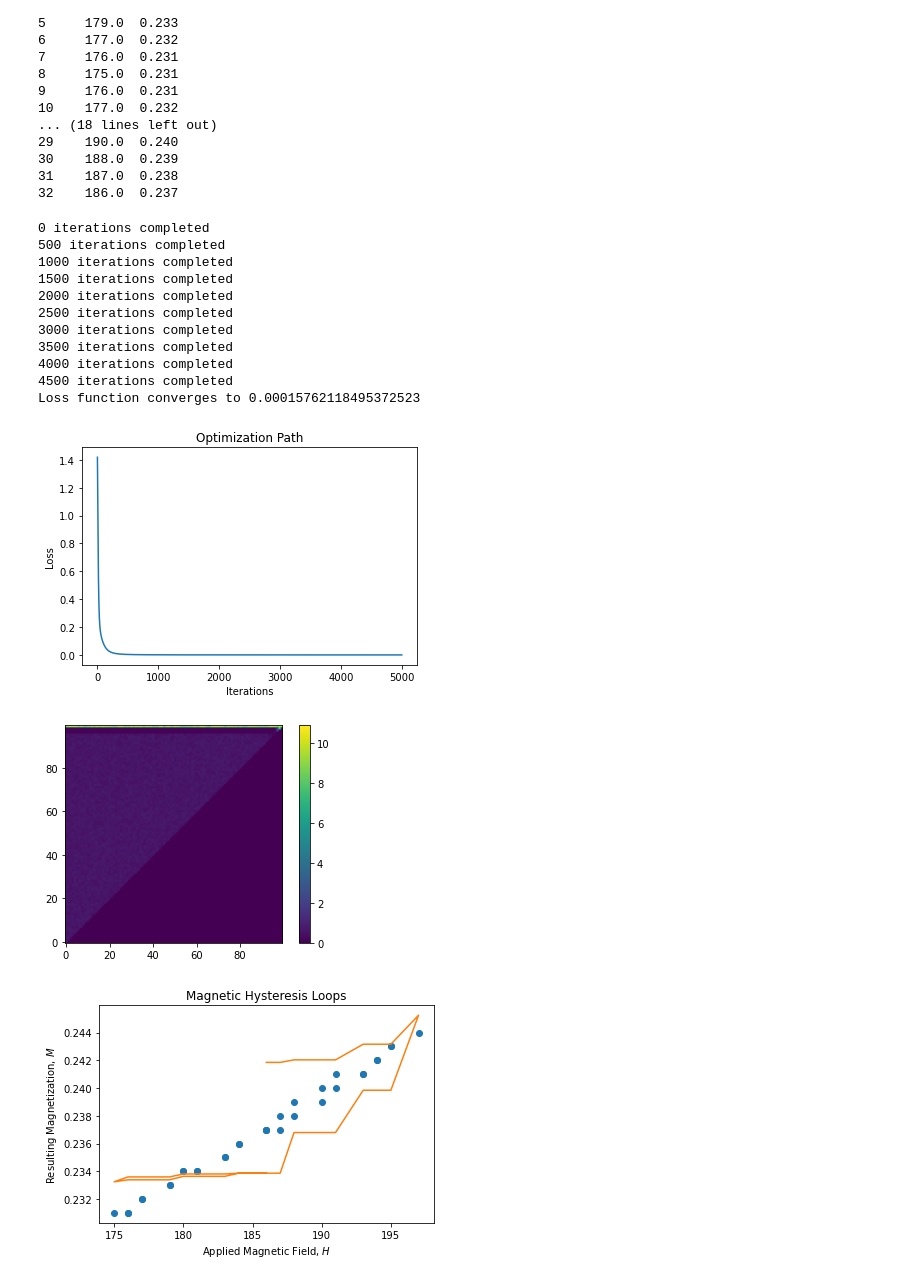
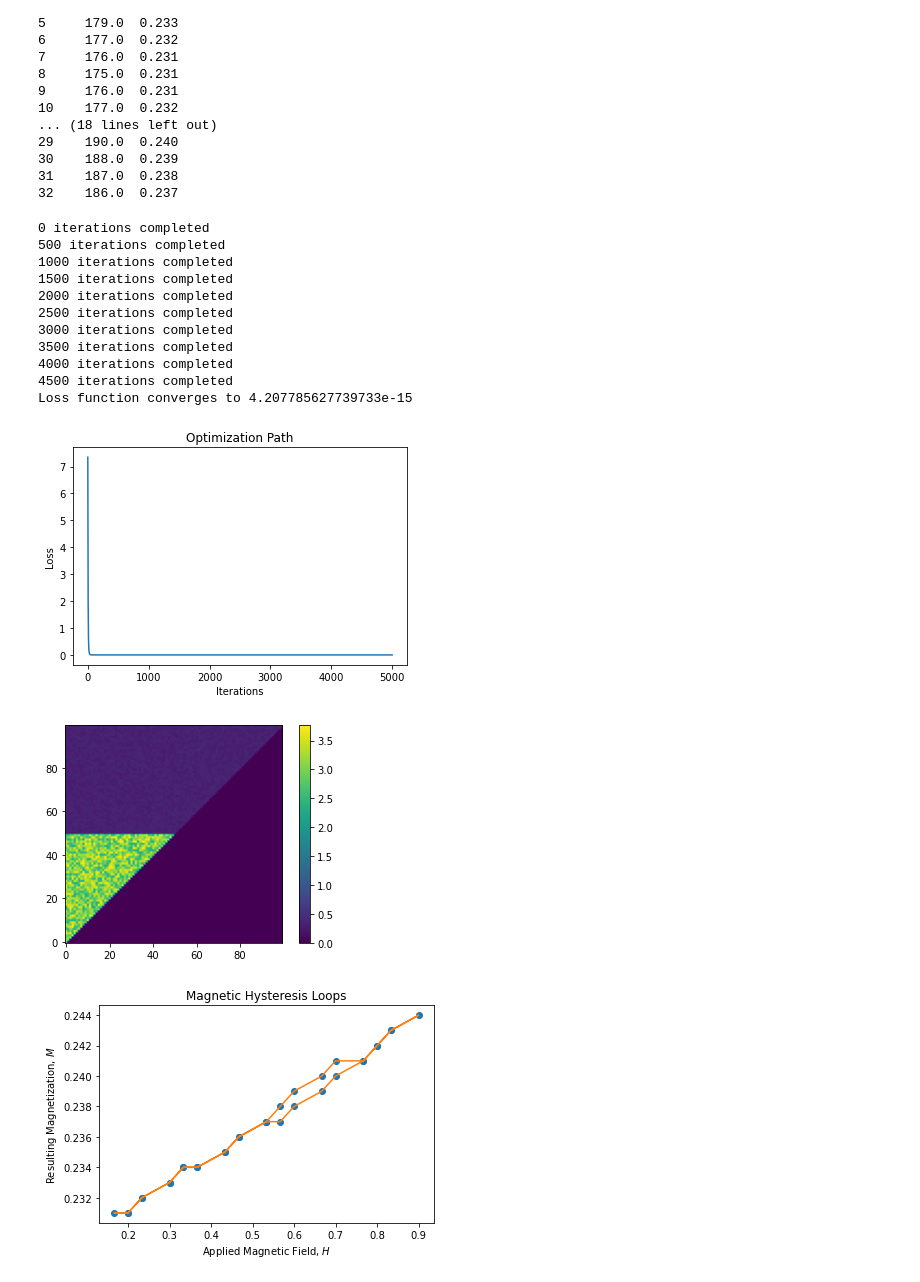
Before and after one commit to roussel-ryan/diff_hysteresis, a Jupyter notebook: argonne-model_kd.ipynb, the cells around one changed output. Cells and saved outputs as stored; diff of their text form; code cells hidden in the pictures.

Commit message:
Normalized h and b using botorch.

```diff
--- a/argonne-model_kd.ipynb
+++ b/argonne-model_kd.ipynb
@@ -33,11 +33,12 @@ print(data)
 # Global parameters
 n = 100
 h = torch.tensor(data['Current'])
-m = torch.tensor(data['B-fld'])
+b = torch.tensor(data['B-fld'])
 
 h_min = 170
 h_max = 200
-b_sat = 0.5
+b_min = 0
+b_max = 0.5
 
 xx, yy=utils.generate_asym_mesh(h_min, h_max, n)
 
@@ -45,33 +46,36 @@ states=numerical_hysteresis.state(xx, yy, h_max, h)
 
 alpha = 100
 num_iterations = 5000
+# %%
+h_nd = botorch.utils.transforms.normalize(h, torch.tensor([h_min, h_max]))
+b_nd = botorch.utils.transforms.normalize(b, torch.tensor([b_min, b_max]))
 # %%
-history_f, x_star, num_points, h, m, m_pred, m_start = optimization.optimize(n, h, m, h_max, b_sat, optimization.l, alpha, num_iterations)
+history_f, x_star, num_points, h, b, b_pred, b_start = optimization.optimize(n, h_nd, m, h_max, b_nd, optimization.l, alpha, num_iterations)
 
 # Plot the trajectory of the loss function
 optimization.plot_lfunc(history_f)
 plt.show()
 
 # Plot optimized hysterion density distribution
 optimization.plot_density(x_star, num_points)
 plt.show()
 
 # Plot H x M hysteresis loop
-optimization.plot_loops(h, m, m_pred, m_start)
+optimization.plot_loops(h, b, b_pred, b_start)
 plt.show()
 # %% [output]
 0 iterations completed
 500 iterations completed
 1000 iterations completed
 1500 iterations completed
 2000 iterations completed
 2500 iterations completed
 3000 iterations completed
 3500 iterations completed
 4000 iterations completed
 4500 iterations completed
-Loss function converges to 0.00015762118495372523
+Loss function converges to 4.207785627739733e-15
-[figure, old version]
+[figure, new version]
-[figure, old version]
+[figure, new version]
-[figure, old version]
+[figure, new version]
 # %%
```
Also changed, not shown: parts of 4 cells of this notebook, 2 other files.
